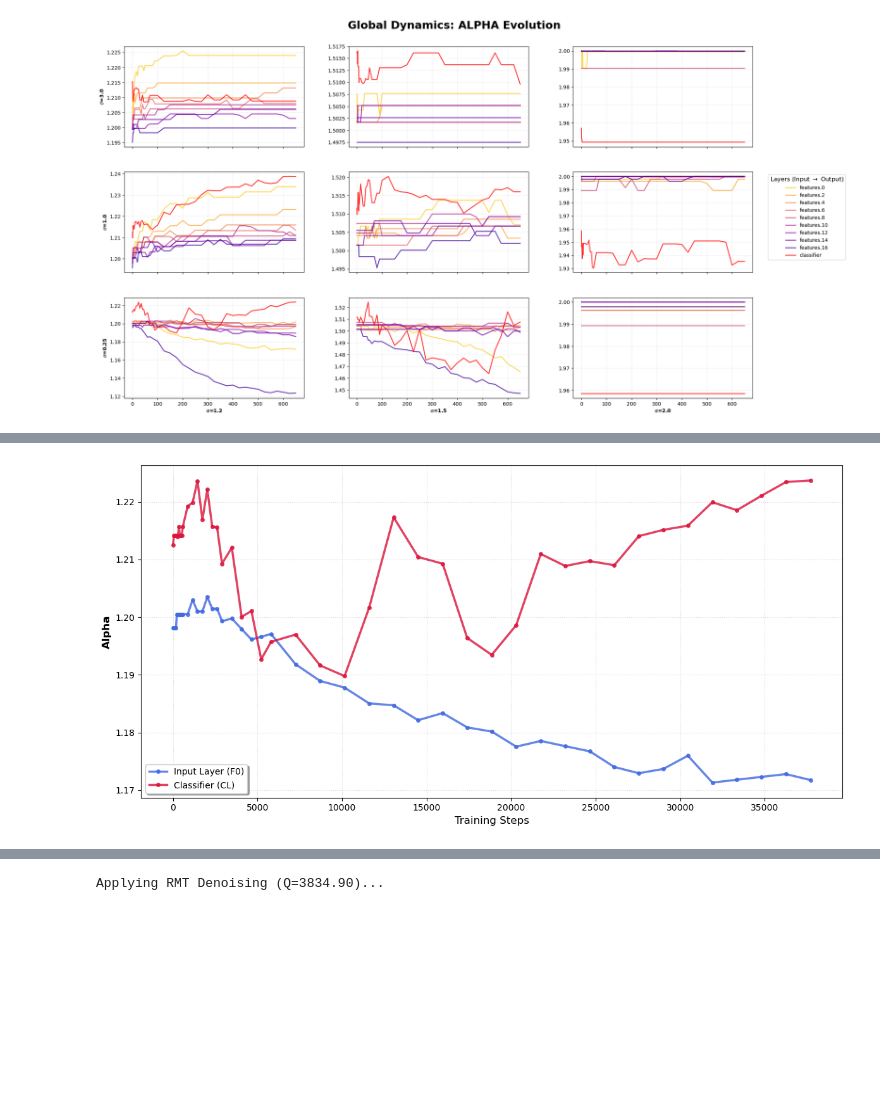
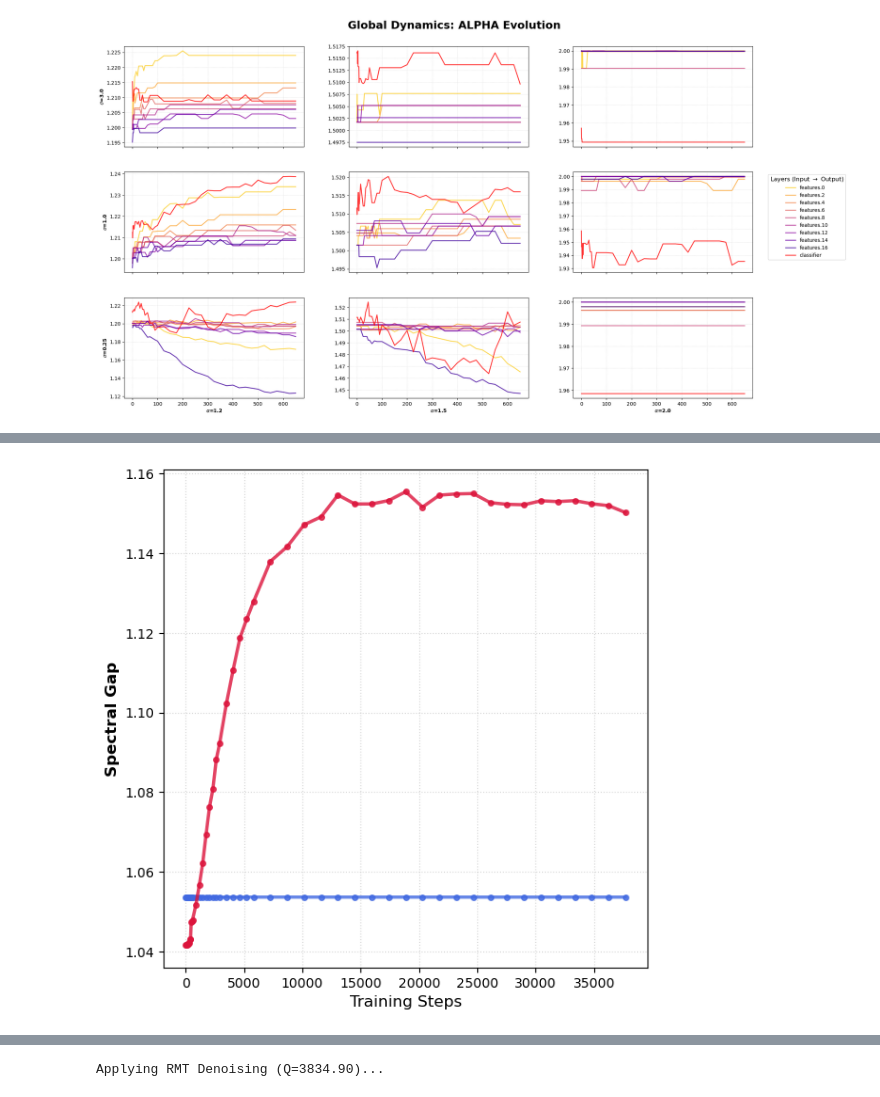
Before and after one commit to YiHaoFromEarth/ht-initialisation-dynamics, a Jupyter notebook: plots.ipynb, the cells around one changed output, grey strips where cells are left out. Drawn from its saved outputs; the diff is of its cells as text; code cells hidden in the pictures; blank space fills up the shorter version.

Commit message:
chore: update and finish new manuscript draft with new plots and discussion

```diff
--- a/plots.ipynb
+++ b/plots.ipynb
@@ -386,11 +408,11 @@ def plot_single_run_structural_evolution(csv_path, a_target=1.2, s_target=0.25,
     cl_layer = [l for l in all_layers if "classifier" in l][0]
 
     # 3. Create Plot
-    plt.figure(figsize=(12, 6))
+    plt.figure(figsize=(6, 6))
 
     # Color logic to match your previous displacement plots
     colors = {f0_layer: "royalblue", cl_layer: "crimson"}
-    labels = {f0_layer: "Input Layer (F0)", cl_layer: "Classifier (CL)"}
+    labels = {f0_layer: "W0", cl_layer: "W10"}
 
     for layer in [f0_layer, cl_layer]:
         layer_data = run_subset[run_subset["layer"] == layer].sort_values("epoch")
@@ -399,37 +421,37 @@ def plot_single_run_structural_evolution(csv_path, a_target=1.2, s_target=0.25,
         plt.plot(
             layer_data["epoch"] * STEPS_PER_EPOCH,
             layer_data[metric],
             label=labels[layer],
             color=colors[layer],
             lw=2.5,
             marker='o',
             markersize=4,
             alpha=0.8
         )
 
     # 4. Thesis-ready Aesthetics
     # plt.title(f"Structural Evolution: {metric.replace('_', ' ').title()}\n"
     #           f"Heavy-Tailed Regime: $\\alpha$={a_target}, $\\sigma$={s_target}",
     #           fontsize=16, fontweight='bold', pad=15)
 
     plt.xlabel("Training Steps", fontsize=12)
     plt.ylabel(f"{metric.replace('_', ' ').title()}", fontsize=12, fontweight='bold')
 
     plt.grid(True, linestyle=":", alpha=0.5)
-    plt.legend(frameon=True, shadow=True)
+    # plt.legend(frameon=True, shadow=True)
 
     # Add a note about the "Transition Point" if applicable
     # Based on the paper, weights often deviate from Gaussianity around Epoch 200
     # plt.axvline(x=200, color="gray", linestyle="--", alpha=0.4, label="Predicted Gaussian Deviation")
 
     plt.tight_layout()
-    # plt.savefig(f"structural_{metric}_{a_target}_{s_target}.pdf", bbox_inches="tight")
+    plt.savefig(f"{metric}_{a_target}_{s_target}.pdf", bbox_inches="tight")
     plt.show()
 
 # Run for your specific case
-plot_single_run_structural_evolution("sweep_metrics.csv", a_target=1.2, s_target=0.25, metric="alpha")
+plot_single_run_structural_evolution("sweep_metrics.csv", a_target=1.2, s_target=0.25, metric="spectral_gap")
 # %% [output]
-[figure, old version]
+[figure, new version]
 # %%
 # 1. Setup Parameters
 ALPHA_VAL = 1.2
```
Also changed, not shown: parts of 7 cells of this notebook, 15 other files.
